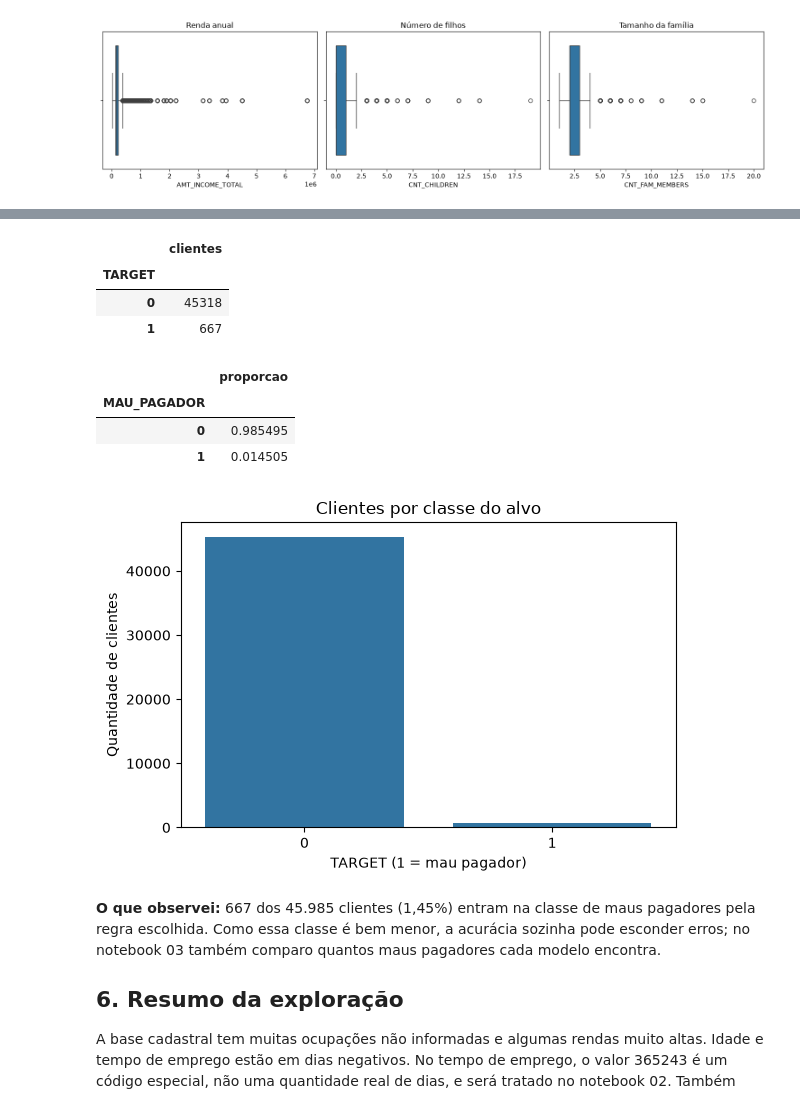
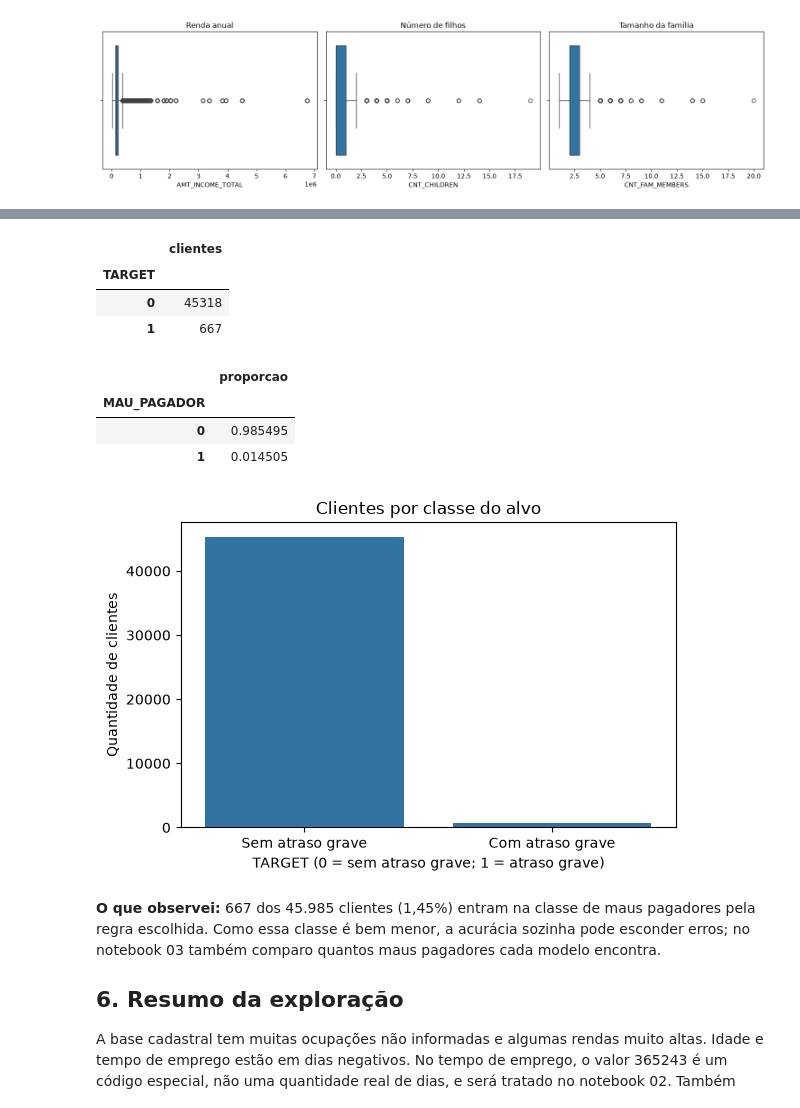
Before and after one commit to stephaneeao-cmd/postech-tech-challenge-fase2-template, a Jupyter notebook: notebooks/01_eda.ipynb, the cells around one changed output, grey strips where cells are left out. Drawn from its saved outputs; the diff is of its cells as text; code cells hidden in the pictures.

```diff
--- a/notebooks/01_eda.ipynb
+++ b/notebooks/01_eda.ipynb
@@ -177,27 +179,28 @@ Considerei mau pagador quem teve status 2, 3, 4 ou 5 em pelo menos um mês. A co
 # %%
 credit_df["MAU_PAGADOR"] = credit_df["STATUS"].isin(["2", "3", "4", "5"])
 target_eda = credit_df.groupby("ID")["MAU_PAGADOR"].max().astype(int)
 display(target_eda.value_counts().rename_axis(TARGET).to_frame("clientes"))
 display(target_eda.value_counts(normalize=True).rename("proporcao").to_frame())
 
 fig, ax = plt.subplots(figsize=(6, 4))
 sns.countplot(x=target_eda, ax=ax)
 ax.set_title("Clientes por classe do alvo")
-ax.set_xlabel("TARGET (1 = mau pagador)")
+ax.set_xlabel("TARGET (0 = sem atraso grave; 1 = atraso grave)")
 ax.set_ylabel("Quantidade de clientes")
+ax.set_xticks([0, 1], ["Sem atraso grave", "Com atraso grave"])
 fig.tight_layout()
 fig.savefig(FIGURES / "04_balanceamento_alvo.png", dpi=160, bbox_inches="tight")
 plt.show()
 # %% [output]
 |  | clientes |
 | TARGET |  |
 | 0 | 45318 |
 | 1 | 667 |
 |  | proporcao |
 | MAU_PAGADOR |  |
 | 0 | 0.985495 |
 | 1 | 0.014505 |
-[figure, old version]
+[figure, new version]
 # %% [markdown]
 **O que observei:** 667 dos 45.985 clientes (1,45%) entram na classe de maus pagadores pela regra escolhida. Como essa classe é bem menor, a acurácia sozinha pode esconder erros; no notebook 03 também comparo quantos maus pagadores cada modelo encontra.
 
```
Also changed, not shown: parts of 2 cells of this notebook, 13 other files.
